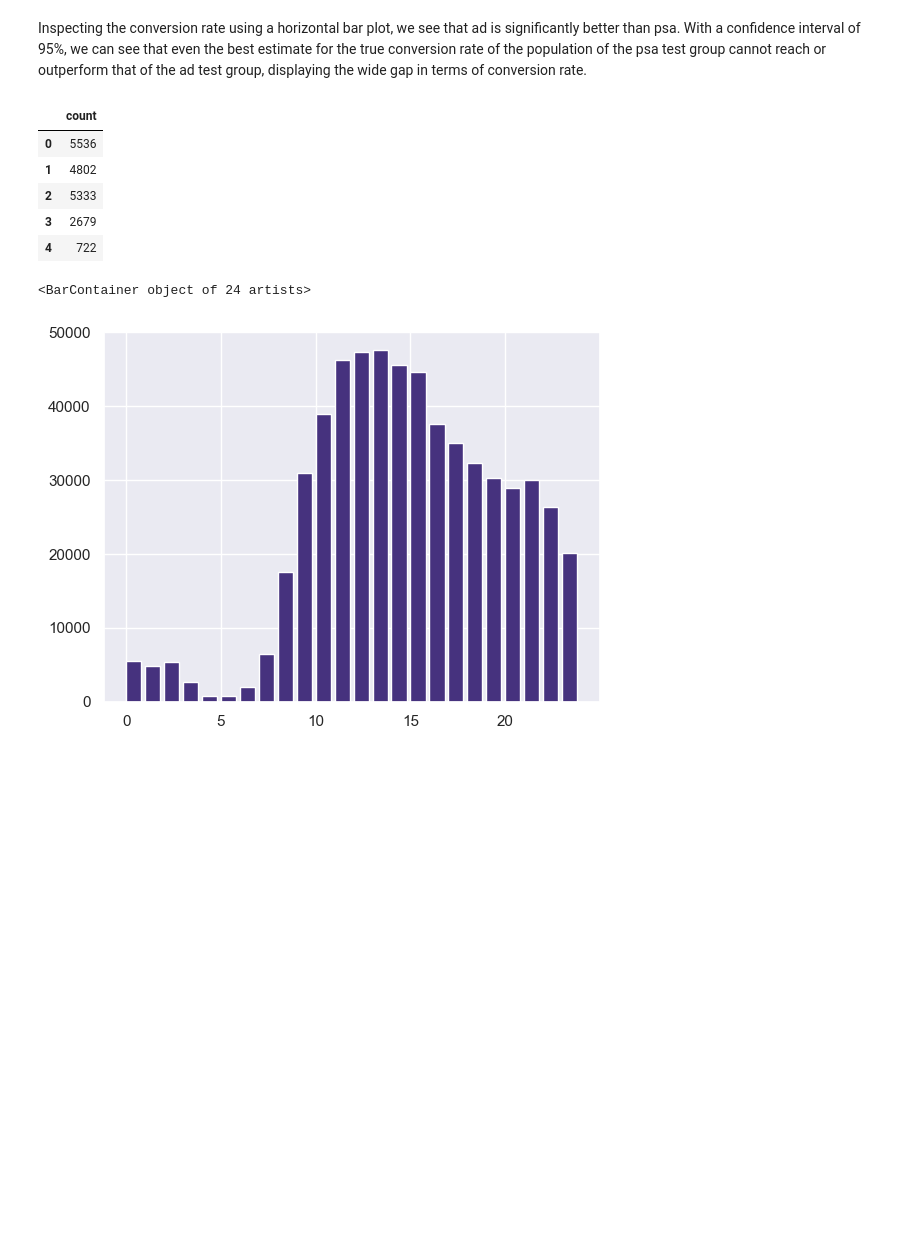
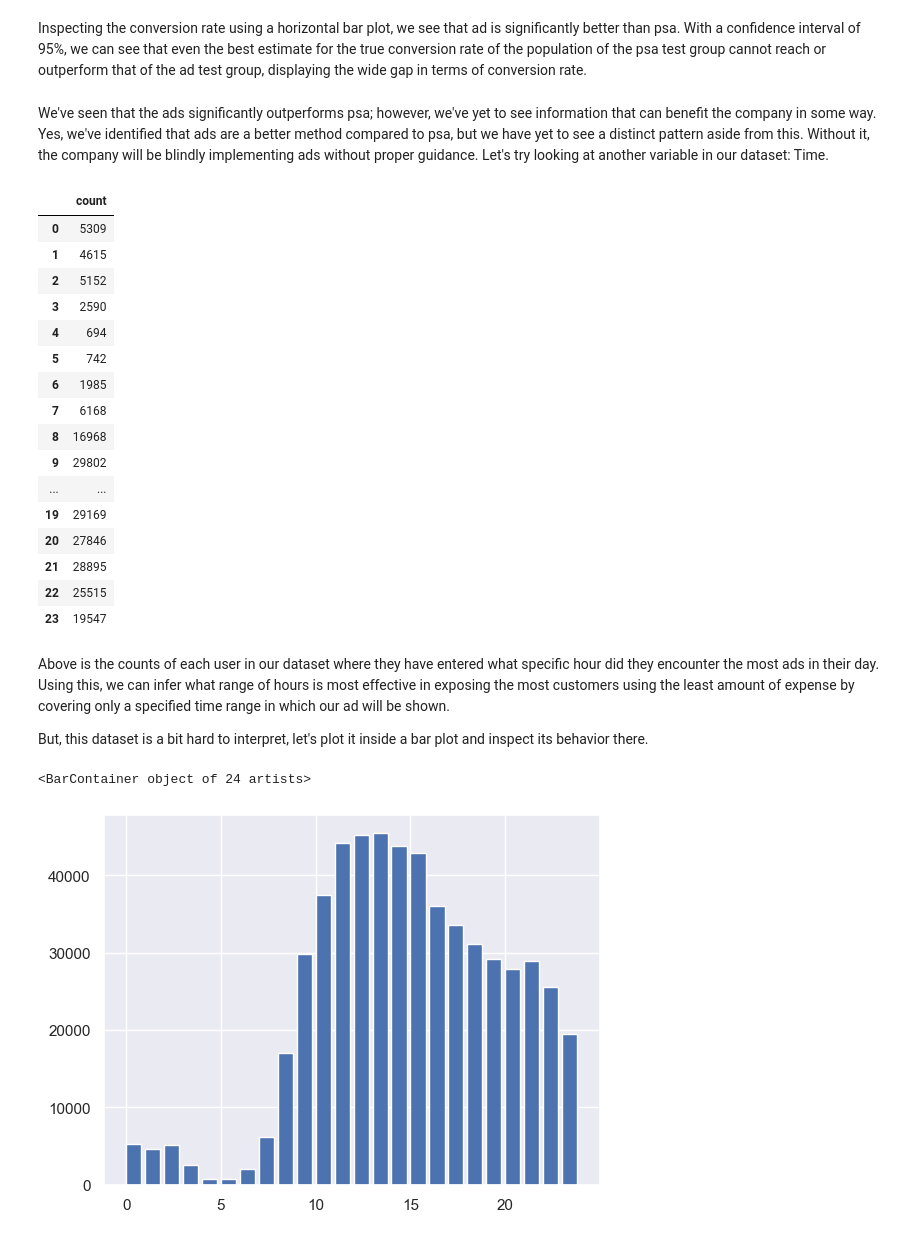
Before and after one commit to Kyo-Fox22/Marketing-A-B-Test, a Jupyter notebook: ab_test.ipynb, the cells around one changed output. Saved outputs shown, nothing was run; the diff lists cells and outputs as text; code cells hidden in the pictures; blank space fills up the shorter version.

```diff
--- a/ab_test.ipynb
+++ b/ab_test.ipynb
@@ -244,18 +244,35 @@ plt.show()
 [figure]
 # %% [markdown]
 Inspecting the conversion rate using a horizontal bar plot, we see that ad is significantly better than psa. With a confidence interval of 95%, we can see that even the best estimate for the true conversion rate of the population of the psa test group cannot reach or outperform that of the ad test group, displaying the wide gap in terms of conversion rate.
+# %% [markdown]
+We've seen that the ads significantly outperforms psa; however, we've yet to see information that can benefit the company in some way. Yes, we've identified that ads are a better method compared to psa, but we have yet to see a distinct pattern aside from this. Without it, the company will be blindly implementing ads without proper guidance. Let's try looking at another variable in our dataset: Time.
 # %%
-ads_hours = pd.DataFrame(df['most ads hour'].value_counts().sort_index()).reset_index(drop = True)
-ads_hours.head()
+ads_hours = pd.DataFrame(df.loc[df['test group'] == 'ad','most ads hour'].value_counts().sort_index()).reset_index(drop = True)
+ads_hours
 # %% [output]
 |  | count |
-| 0 | 5536 |
-| 1 | 4802 |
-| 2 | 5333 |
-| 3 | 2679 |
-| 4 | 722 |
+| 0 | 5309 |
+| 1 | 4615 |
+| 2 | 5152 |
+| 3 | 2590 |
+| 4 | 694 |
+| 5 | 742 |
+| 6 | 1985 |
+| 7 | 6168 |
+| 8 | 16968 |
+| 9 | 29802 |
+| ... | ... |
+| 19 | 29169 |
+| 20 | 27846 |
+| 21 | 28895 |
+| 22 | 25515 |
+| 23 | 19547 |
+# %% [markdown]
+Above is the counts of each user in our dataset where they have entered what specific hour did they encounter the most ads in their day. Using this, we can infer what range of hours is most effective in exposing the most customers using the least amount of expense by covering only a specified time range in which our ad will be shown.
+
+But, this dataset is a bit hard to interpret, let's plot it inside a bar plot and inspect its behavior there.
 # %%
 plt.bar(ads_hours.index, ads_hours['count'], align = 'edge')
 # %% [output]
 <BarContainer object of 24 artists>
-[figure, old version]
+[figure, new version]
```
Also changed, not shown: parts of 5 cells of this notebook.
